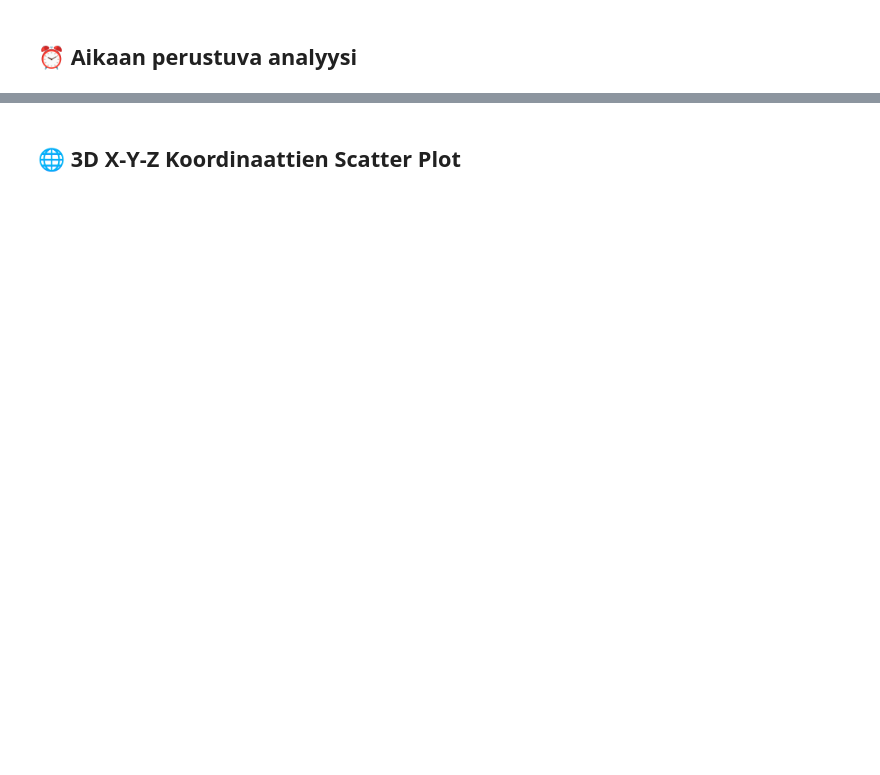
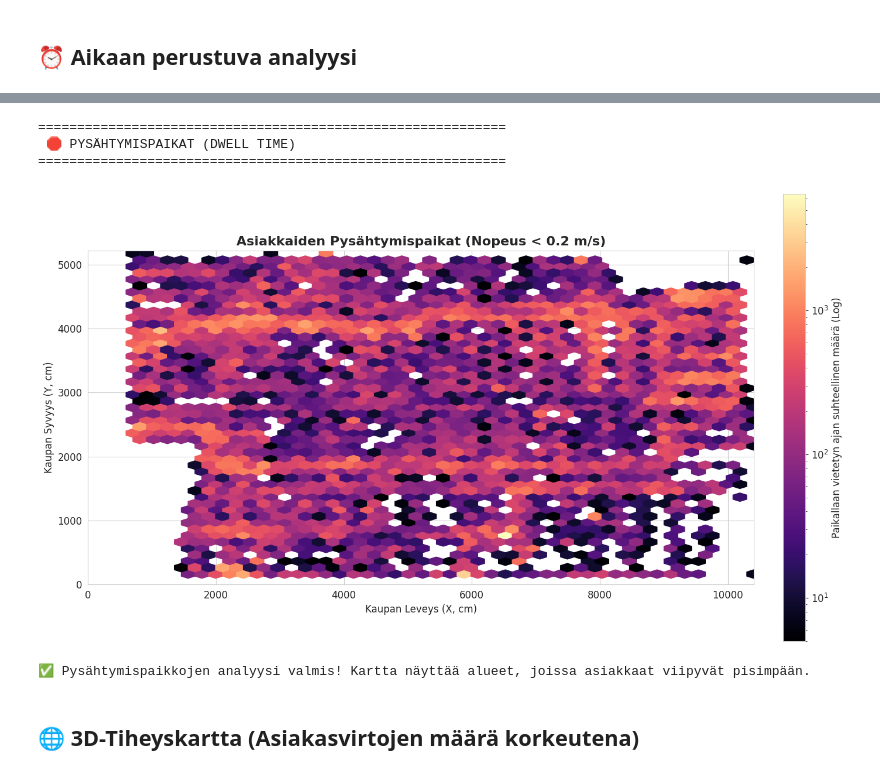
Before and after one commit to mitro54/uwb-shopping-cart-analytics-pipeline, a Jupyter notebook: notebooks/01_03_data_exploration.ipynb, the cells around one changed output, grey strips where cells are left out. Drawn from its saved outputs; the diff is of its cells as text; code cells hidden in the pictures; blank space fills up the shorter version.

```diff
--- a/notebooks/01_03_data_exploration.ipynb
+++ b/notebooks/01_03_data_exploration.ipynb
@@ -319,3 +611,32 @@ print("✅ X-Y heatmap luotu onnistuneesti!")
+# %%
+print("\n" + "="*60)
+print(" 🛑 PYSÄHTYMISPAIKAT (DWELL TIME) ")
+print("="*60)
+
+# Määritellään "pysähtyminen" tai hidas liike (alle 0.2 metriä sekunnissa)
+DWELL_SPEED_LIMIT = 0.2
+df_dwell = df_cleaned[df_cleaned['speed_mps'] < DWELL_SPEED_LIMIT]
+
+fig, ax = plt.subplots(figsize=(14, 8))
+hb = ax.hexbin(df_dwell['x'], df_dwell['y'], gridsize=45, cmap='magma', mincnt=5, bins='log')
+ax.set_title('Asiakkaiden Pysähtymispaikat (Nopeus < 0.2 m/s)', fontsize=16, fontweight='bold')
+ax.set_xlabel('Kaupan Leveys (X, cm)')
+ax.set_ylabel('Kaupan Syvyys (Y, cm)')
+ax.set_aspect('equal')
+ax.set_xlim(0, MAX_X)
+ax.set_ylim(0, MAX_Y)
+
+cb = plt.colorbar(hb, ax=ax, label='Paikallaan vietetyn ajan suhteellinen määrä (Log)', fraction=0.046, pad=0.04)
+plt.tight_layout()
+plt.show()
+
+print(f"✅ Pysähtymispaikkojen analyysi valmis! Kartta näyttää alueet, joissa asiakkaat viipyvät pisimpään.")
+# %% [output]
+============================================================
+ 🛑 PYSÄHTYMISPAIKAT (DWELL TIME)
+============================================================
+[figure, added]
+✅ Pysähtymispaikkojen analyysi valmis! Kartta näyttää alueet, joissa asiakkaat viipyvät pisimpään.
 # %% [markdown]
-## 🌐 3D X-Y-Z Koordinaattien Scatter Plot
+## 🌐 3D-Tiheyskartta (Asiakasvirtojen määrä korkeutena)
 # %%
```
Also changed, not shown: parts of 37 cells of this notebook.
